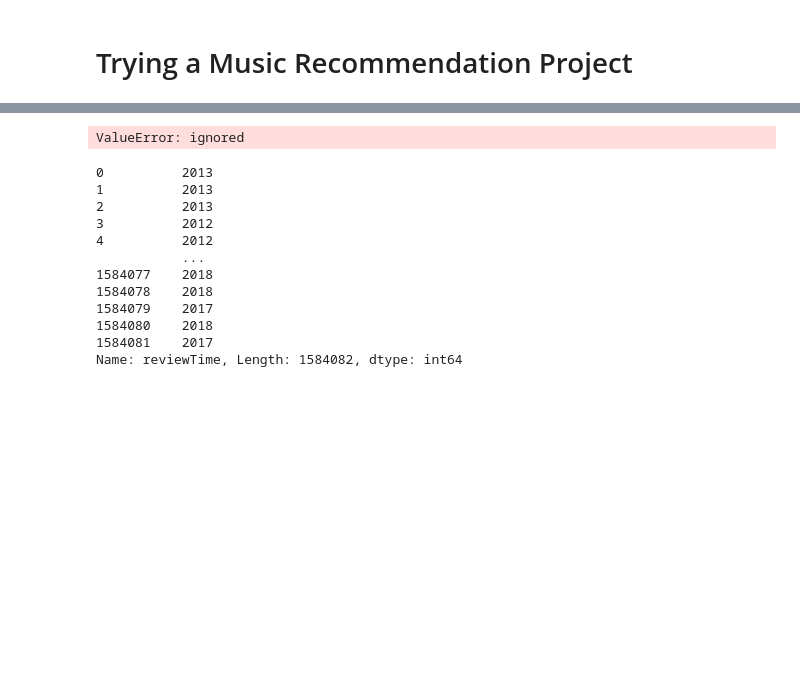
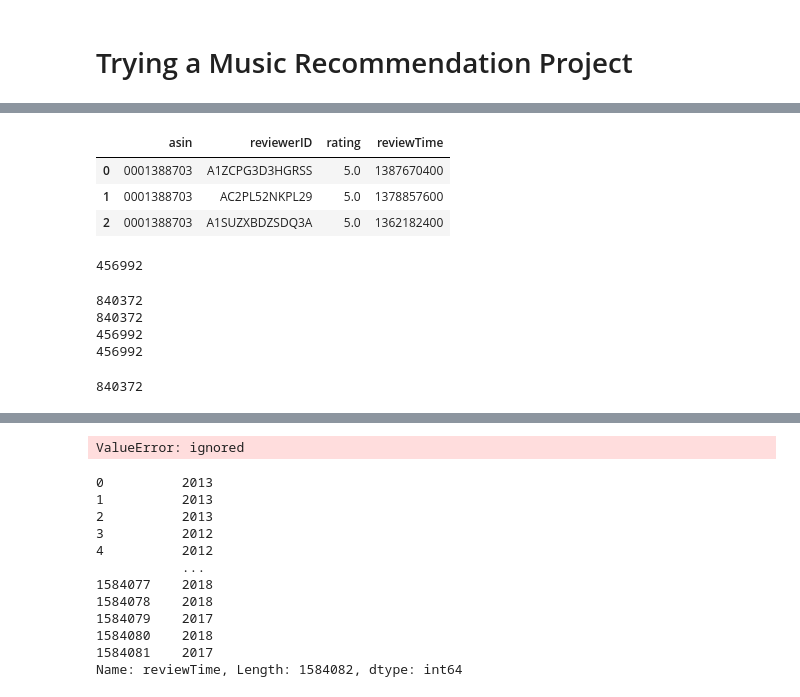
Before and after one commit to mequanent/Recommendation-System-Exercises, a Jupyter notebook: Music Recommendation.ipynb, the cells around one changed output, grey strips where cells are left out. Cells and saved outputs as stored; diff of their text form; code cells hidden in the pictures; blank space fills up the shorter version.

```diff
--- a/Music Recommendation.ipynb
+++ b/Music Recommendation.ipynb
@@ -31,0 +30,26 @@ import matplotlib.pyplot as plt
+# %%
+import collections
+import math
+import os
+import os.path as osp
+from tqdm import tqdm
+from typing import List
+import random
+import time
+import zipfile
+
+%matplotlib inline
+import matplotlib.pyplot as plt
+import numpy as np
+import pandas as pd
+pd.options.display.max_rows = 10
+from sklearn import metrics
+from tensorly import decomposition
+
+import torch
+from torch.functional import tensordot
+from torch import nn, optim, Tensor
+import torch_geometric
+from torch_geometric.data import Dataset, Data, download_url, extract_zip
+from torch_geometric.nn import MessagePassing
+from torch_geometric.typing import Adj
@@ -49,3 +89,10 @@ columns = ['asin', 'reviewerID', 'rating', 'reviewTime']
 rating = pd.read_csv(ratingurl, names=columns, header = None)
 meta = pd.read_json(metaurl, lines = True)
 review = pd.read_json(reviewurl, lines = True)
+# %%
+rating.head(3)
+# %% [output]
+|  | asin | reviewerID | rating | reviewTime |
+| 0 | 0001388703 | A1ZCPG3D3HGRSS | 5.0 | 1387670400 |
+| 1 | 0001388703 | AC2PL52NKPL29 | 5.0 | 1378857600 |
+| 2 | 0001388703 | A1SUZXBDZSDQ3A | 5.0 | 1362182400 |
@@ -52,3 +104,19 @@ review = pd.read_json(reviewurl, lines = True)
+# %%
+R.shape[1]
+# %% [output]
+456992
 # %%
-users = review.reviewerID.nunique()
-items = review.asin.nunique()
+print(review.reviewerID.nunique())
+print(rating.reviewerID.nunique())
+print(review.asin.nunique())
+print(rating.asin.nunique())
+# %% [output]
+840372
+840372
+456992
+456992
+# %%
+users = rating['reviewerID'].unique()
+len(users)
+# %% [output]
+840372
```
Also changed, not shown: parts of 14 cells of this notebook.
